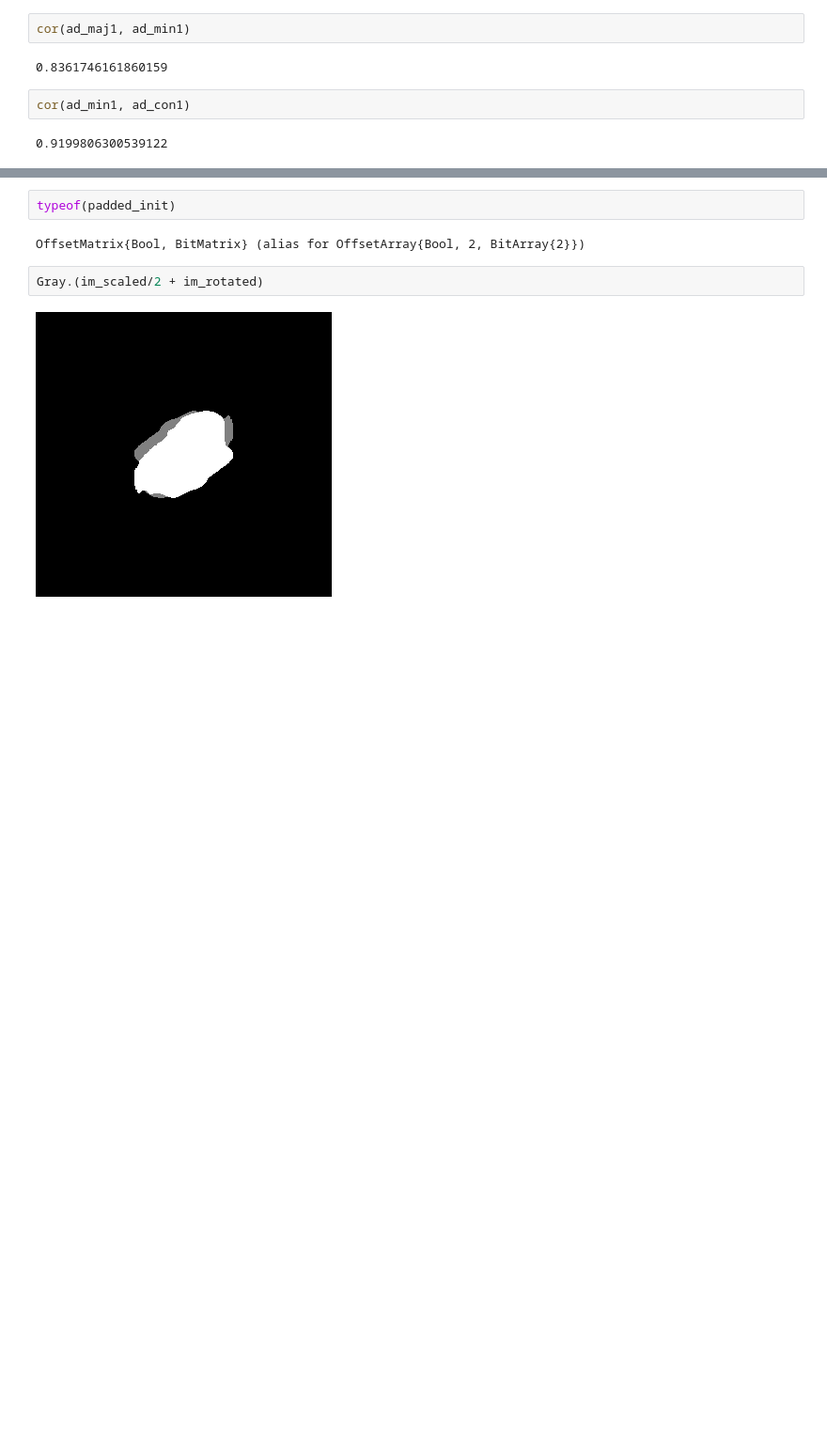
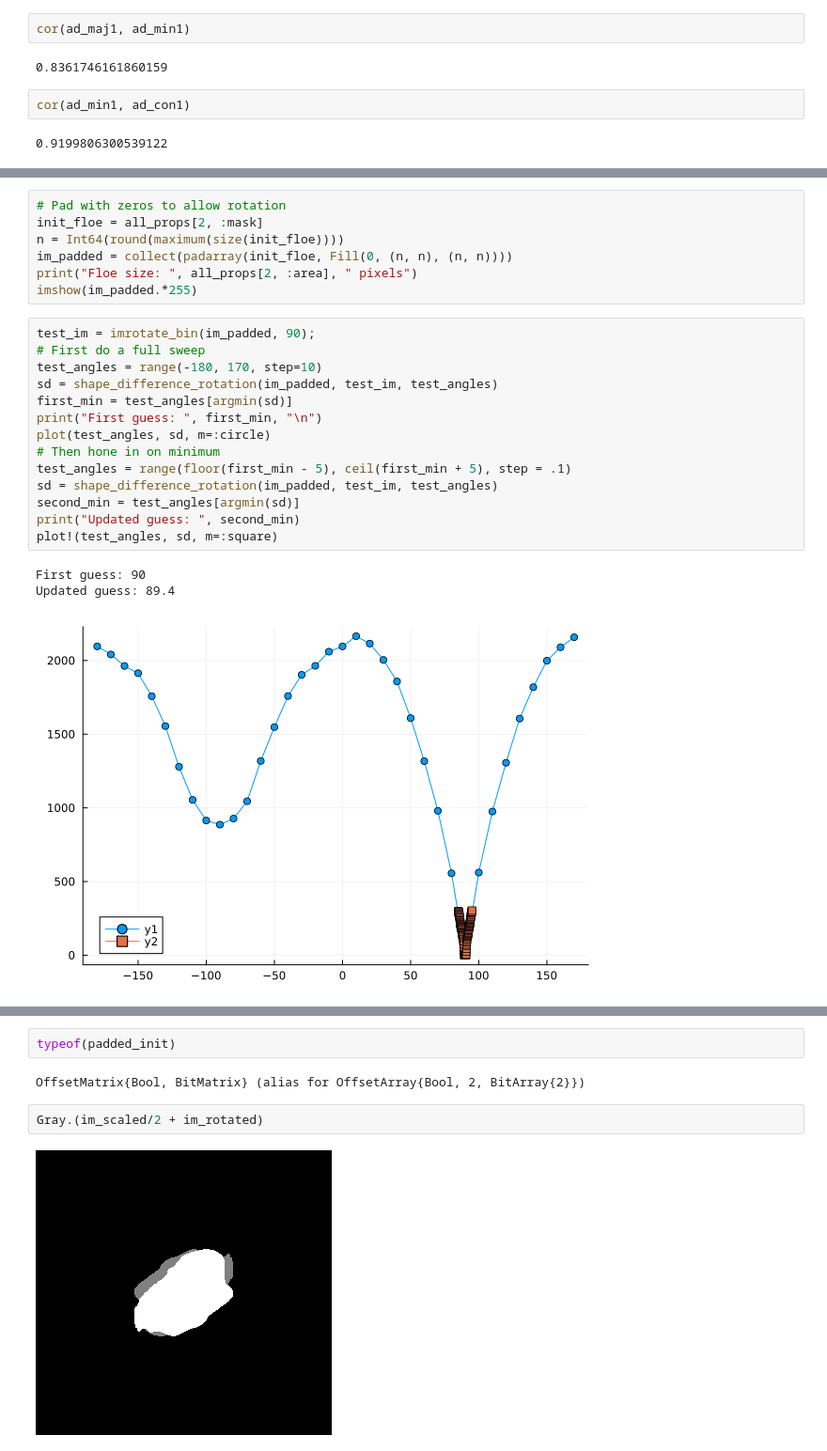
Before and after one commit to danielmwatkins/calval_tgrs, a Jupyter notebook: notebooks/Tracker thresholds.ipynb, the cells around one changed output, grey strips where cells are left out. Shown at 94% size. Saved outputs shown, nothing was run; the diff lists cells and outputs as text; blank space fills up the shorter version.

Commit message:
update rotation and shape tests

```diff
--- a/notebooks/Tracker thresholds.ipynb
+++ b/notebooks/Tracker thresholds.ipynb
@@ -271,0 +274,25 @@ CSV.write("../data/shape_experiment1.csv", df);
+# %%
+# Pad with zeros to allow rotation
+init_floe = all_props[2, :mask]
+n = Int64(round(maximum(size(init_floe))))
+im_padded = collect(padarray(init_floe, Fill(0, (n, n), (n, n))))
+print("Floe size: ", all_props[2, :area], " pixels")
+imshow(im_padded.*255)
+# %%
+test_im = imrotate_bin(im_padded, 90);
+# First do a full sweep
+test_angles = range(-180, 170, step=10)
+sd = shape_difference_rotation(im_padded, test_im, test_angles)
+first_min = test_angles[argmin(sd)]
+print("First guess: ", first_min, "\n")
+plot(test_angles, sd, m=:circle)
+# Then hone in on minimum
+test_angles = range(floor(first_min - 5), ceil(first_min + 5), step = .1)
+sd = shape_difference_rotation(im_padded, test_im, test_angles)
+second_min = test_angles[argmin(sd)]
+print("Updated guess: ", second_min)
+plot!(test_angles, sd, m=:square)
+# %% [output]
+First guess: 90
+Updated guess: 89.4
+[figure, added]
```
Also changed, not shown: parts of 23 cells of this notebook, 5 other files.
